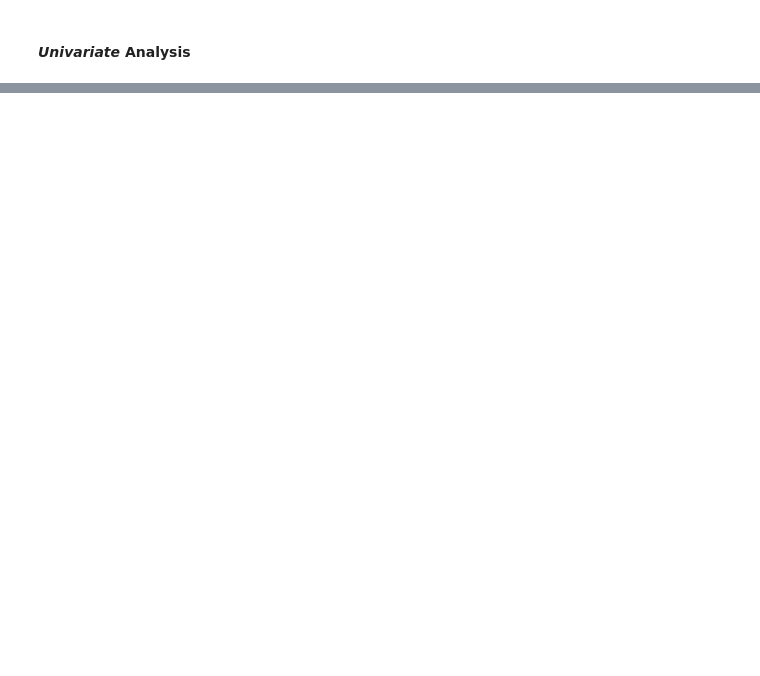
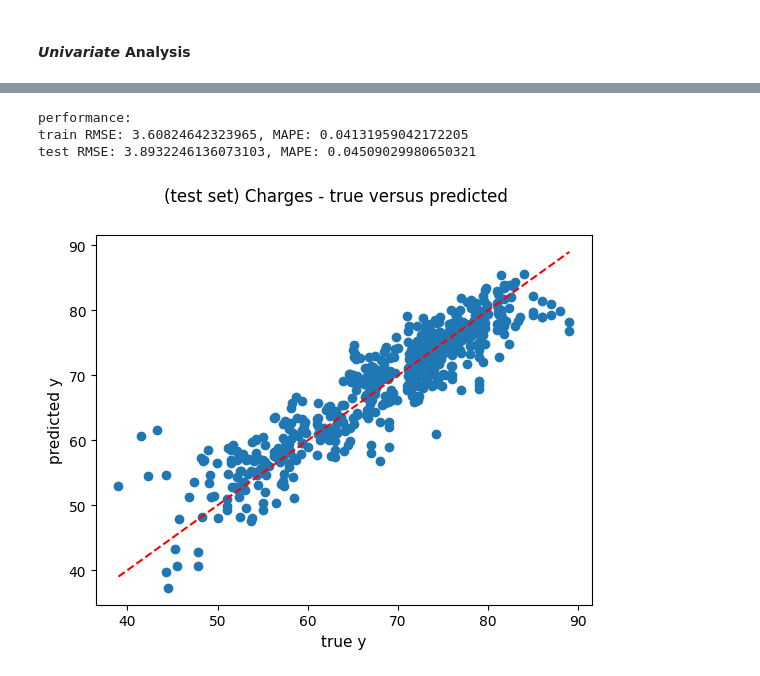
Before and after one commit to richardsantino/life-expectancy-prediction, a Jupyter notebook: life_expectancy_prediction.ipynb, the cells around one changed output, grey strips where cells are left out. Cells and saved outputs as stored; diff of their text form; code cells hidden in the pictures; blank space fills up the shorter version.

```diff
--- a/life_expectancy_prediction.ipynb
+++ b/life_expectancy_prediction.ipynb
@@ -151,0 +755,14 @@ plt.show()
+# %%
+features = [col for col in df_rl.columns if target not in col]
+
+formula = f"{target} ~ {' + '.join(features)}"
+model = smf.ols(formula=formula, data=df_rl)
+res = model.fit()
+res.summary()
+
+### Omnibus
+# h0: todos os coeficientes (excluindo o interpecto) são iguais a zero, i.e., são insignificantes -> modelo irrelevante.
+# ha: pelo menos 1 coeficiente é diferente de zero, i.e., pelo menos 1 coeficiente significante -> modelo não irrelevante.
+### Jarque-Bera
+# h0: distribuição dos residuos seguem uma normal.
+# ha: distribuição dos residuos não seguem uma normal.
@@ -151,0 +804,33 @@ plt.show()
+# %%
+print('performance:')
+
+y_true = df_rl['Life_expectancy'].values
+y_pred = res.predict(df_rl.drop('Life_expectancy', axis=1)).values
+
+mse = mean_squared_error(y_true, y_pred)
+train_rmse = np.sqrt(mse)
+train_mape = mean_absolute_percentage_error(y_true, y_pred)
+
+y_true = df_test['Life_expectancy'].values
+y_pred = res.predict(df_test.drop('Life_expectancy', axis=1)).values
+
+mse = mean_squared_error(y_true, y_pred)
+test_rmse = np.sqrt(mse)
+test_mape = mean_absolute_percentage_error(y_true, y_pred)
+
+print(f'train RMSE: {train_rmse}, MAPE: {train_mape}')
+print(f'test RMSE: {test_rmse}, MAPE: {test_mape}')
+
+plt.scatter(x=y_true, y=y_pred)
+plt.plot([min(y_true), max(y_true)], [min(y_true), max(y_true)], 'r--')
+
+plt.xlabel('true y', fontsize=11)
+plt.ylabel('predicted y', fontsize=11)
+plt.suptitle('(test set) Charges - true versus predicted')
+
+plt.show()
+# %% [output]
+performance:
+train RMSE: 3.60824642323965, MAPE: 0.04131959042172205
+test RMSE: 3.8932246136073103, MAPE: 0.04509029980650321
+[figure, added]
```
Also changed, not shown: parts of 11 cells of this notebook, 1 other file.
